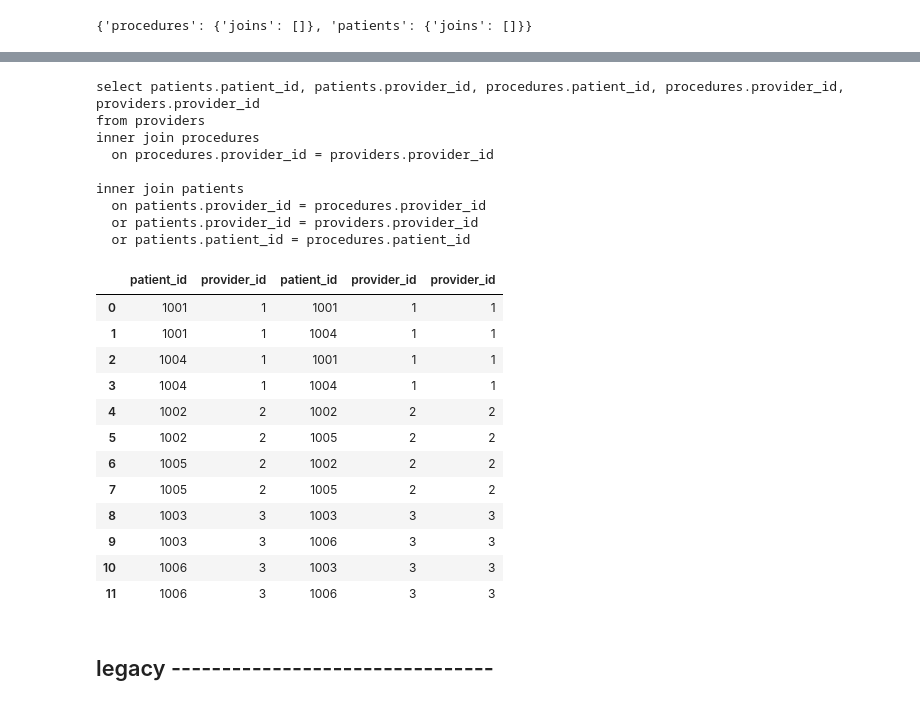
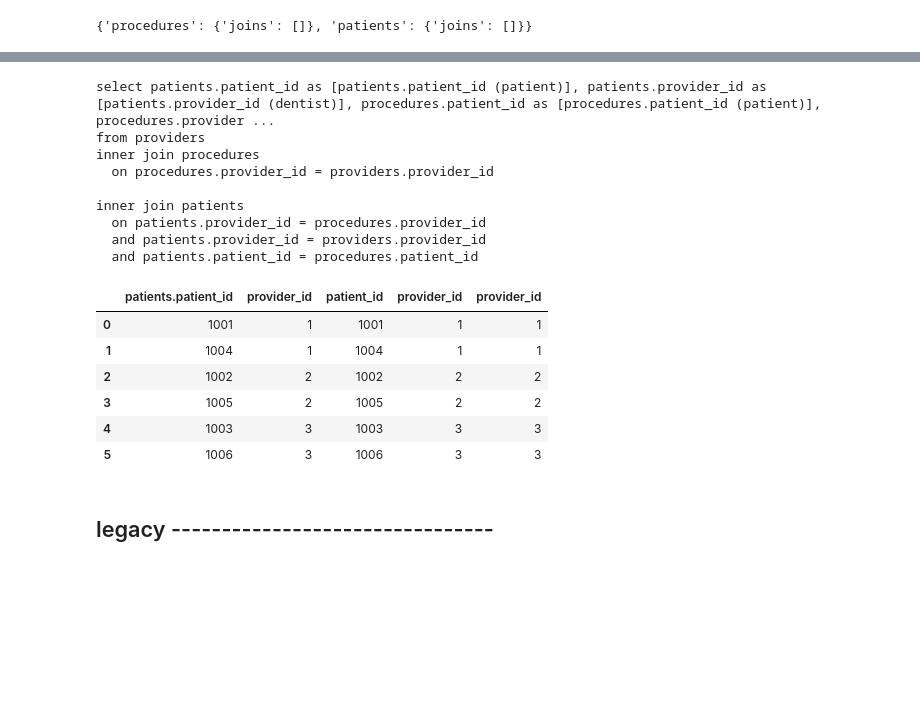
Before and after one commit to wdduncan/test-data-field-punning, a Jupyter notebook: notebooks/schema_demo.ipynb, the cells around one changed output, grey strips where cells are left out. Drawn from its saved outputs; the diff is of its cells as text; code cells hidden in the pictures; blank space fills up the shorter version.

```diff
--- a/notebooks/schema_demo.ipynb
+++ b/notebooks/schema_demo.ipynb
@@ -360,5 +355,8 @@ patients procedures
 # %%
-print('select', ', '.join(field_info_dict.keys()))
+select_fields = [f"{field} as [{field} ({value['cls_names']})]"
+                 for field, value in field_info_dict.items()]
+# print(select_fields)
+print('select', ', '.join(select_fields))
 if len(table_clause_dict['from']) > 0:
     print('from', table_clause_dict['from'])
     for tbl in table_clause_dict['joins']:
@@ -367,44 +365,37 @@ if len(table_clause_dict['from']) > 0:
             print('inner join', tbl)
             # print(join_fields)
             field_pairs = [f"{' = '.join(field_pair)}\n" for field_pair in join_fields]
-            print('  on', '  or '.join(field_pairs))
+            print('  on', '  and '.join(field_pairs))
 # %% [output]
-select patients.patient_id, patients.provider_id, procedures.patient_id, procedures.provider_id, providers.provider_id
+select patients.patient_id as [patients.patient_id (patient)], patients.provider_id as [patients.provider_id (dentist)], procedures.patient_id as [procedures.patient_id (patient)], procedures.provider ...
 from providers
 inner join procedures
   on procedures.provider_id = providers.provider_id
 
 inner join patients
   on patients.provider_id = procedures.provider_id
-  or patients.provider_id = providers.provider_id
-  or patients.patient_id = procedures.patient_id
+  and patients.provider_id = providers.provider_id
+  and patients.patient_id = procedures.patient_id
 # %%
 q = """
-select patients.patient_id, patients.provider_id, procedures.patient_id, procedures.provider_id, providers.provider_id
+select patients.patient_id as [patients.patient_id (patient)], patients.provider_id as [patients.provider_id (dentist)], procedures.patient_id as [procedures.patient_id (patient)], procedures.provider_id as [procedures.provider_id (dentist)], providers.provider_id as [providers.provider_id (dentist)]
 from providers
 inner join procedures
   on procedures.provider_id = providers.provider_id
 
 inner join patients
   on patients.provider_id = procedures.provider_id
-  or patients.provider_id = providers.provider_id
-  or patients.patient_id = procedures.patient_id
-"""
+  and patients.provider_id = providers.provider_id
+  and patients.patient_id = procedures.patient_id"""
 sqldf(q)
 # %% [output]
-|  | patient_id | provider_id | patient_id | provider_id | provider_id |
+|  | patients.patient_id | provider_id | patient_id | provider_id | provider_id |
 | 0 | 1001 | 1 | 1001 | 1 | 1 |
-| 1 | 1001 | 1 | 1004 | 1 | 1 |
-| 2 | 1004 | 1 | 1001 | 1 | 1 |
-| 3 | 1004 | 1 | 1004 | 1 | 1 |
-| 4 | 1002 | 2 | 1002 | 2 | 2 |
-| 5 | 1002 | 2 | 1005 | 2 | 2 |
-| 6 | 1005 | 2 | 1002 | 2 | 2 |
-| 7 | 1005 | 2 | 1005 | 2 | 2 |
-| 8 | 1003 | 3 | 1003 | 3 | 3 |
-| 9 | 1003 | 3 | 1006 | 3 | 3 |
-| 10 | 1006 | 3 | 1003 | 3 | 3 |
-| 11 | 1006 | 3 | 1006 | 3 | 3 |
+| 1 | 1004 | 1 | 1004 | 1 | 1 |
+| 2 | 1002 | 2 | 1002 | 2 | 2 |
+| 3 | 1005 | 2 | 1005 | 2 | 2 |
+| 4 | 1003 | 3 | 1003 | 3 | 3 |
+| 5 | 1006 | 3 | 1006 | 3 | 3 |
 # %% [markdown]
 ## legacy --------------------------------
 # %%
```
Also changed, not shown: parts of 7 cells of this notebook.
